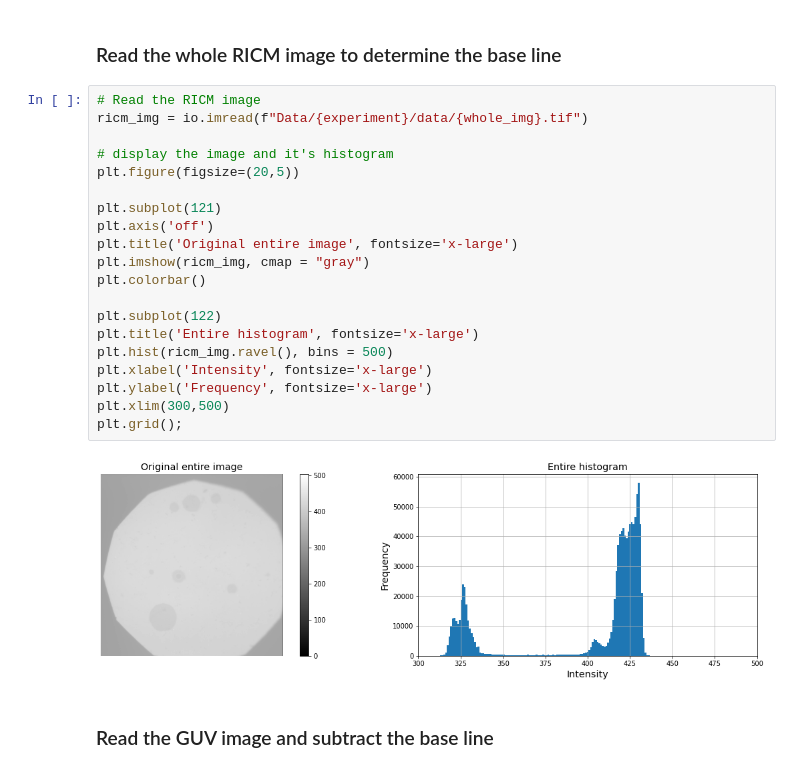
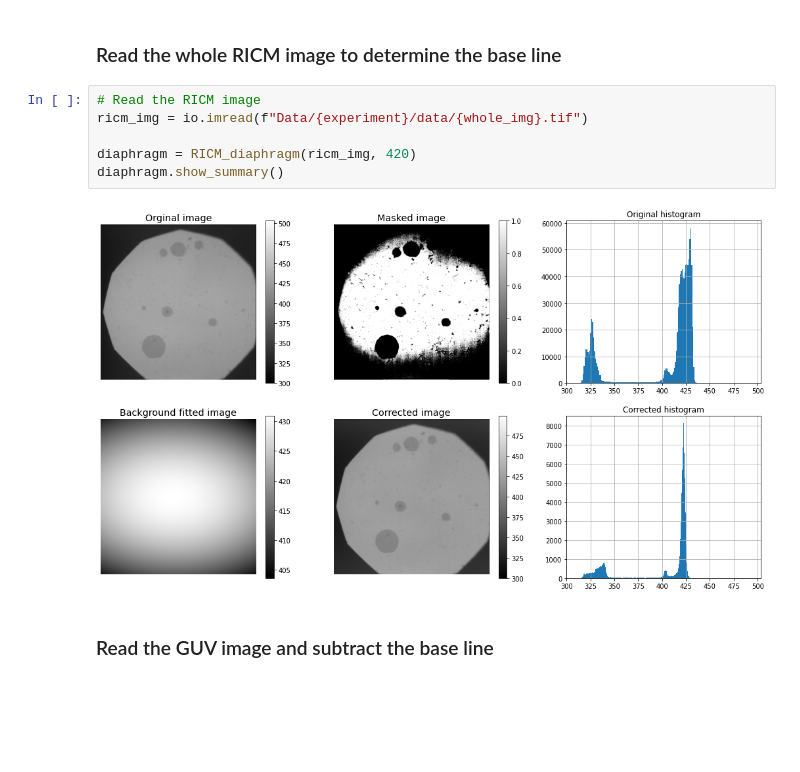
Before and after one commit to ahmed344/Membrane-Topography, a Jupyter notebook: Height_map_Ecad.ipynb, the cells around one changed output. Saved outputs shown, nothing was run; the diff lists cells and outputs as text; blank space fills up the shorter version.

```diff
--- a/Height_map_Ecad.ipynb
+++ b/Height_map_Ecad.ipynb
@@ -21,28 +21,14 @@ whole_img = f'AVG_Calib_camera{shot}'
 object_img = f'AVG_Calib_camera{shot}-{guv}'
 # %% [markdown]
 ### Read the whole RICM image to determine the base line
-# %%
-# Read the RICM image
-ricm_img = io.imread(f"Data/{experiment}/data/{whole_img}.tif")
-
-# display the image and it's histogram
-plt.figure(figsize=(20,5))
-
-plt.subplot(121)
-plt.axis('off')
-plt.title('Original entire image', fontsize='x-large')
-plt.imshow(ricm_img, cmap = "gray")
-plt.colorbar()
-
-plt.subplot(122)
-plt.title('Entire histogram', fontsize='x-large')
-plt.hist(ricm_img.ravel(), bins = 500)
-plt.xlabel('Intensity', fontsize='x-large')
-plt.ylabel('Frequency', fontsize='x-large')
-plt.xlim(300,500)
-plt.grid();
-# %% [output]
-[figure, removed]
+# %%
+# Read the RICM image
+ricm_img = io.imread(f"Data/{experiment}/data/{whole_img}.tif")
+
+diaphragm = RICM_diaphragm(ricm_img, 420)
+diaphragm.show_summary()
+# %% [output]
+[figure, added]
 # %% [markdown]
 ### Read the GUV image and subtract the base line
 # %%
```
Also changed, not shown: parts of 4 cells of this notebook, 1 other file.
